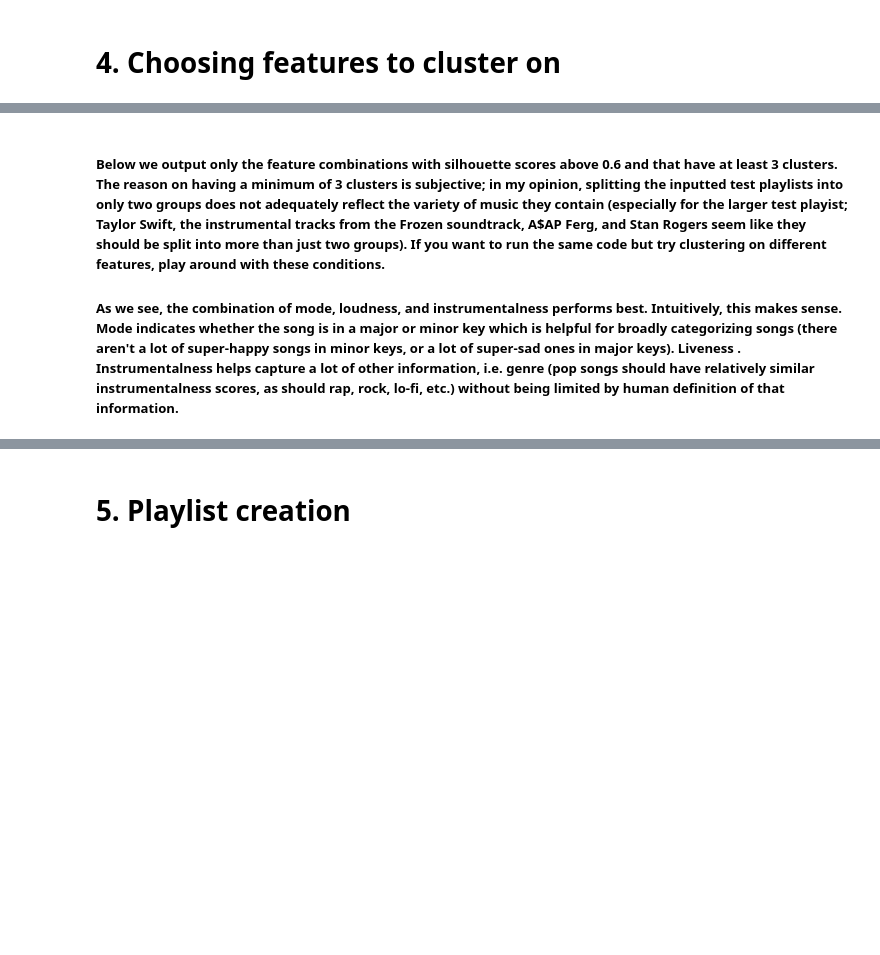
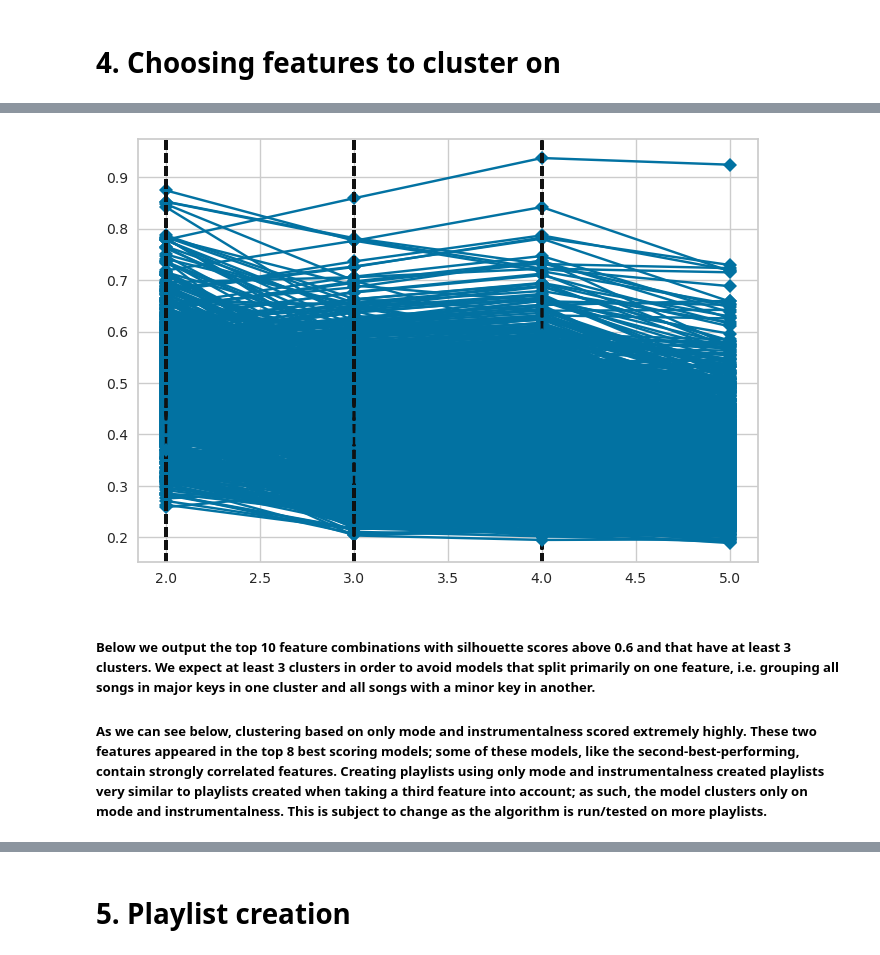
Before and after one commit to yashpar1/playlist-builder, a Jupyter notebook: exploratory_analysis_and_walkthrough.ipynb, the cells around one changed output, grey strips where cells are left out. Drawn from its saved outputs; the diff is of its cells as text; code cells hidden in the pictures; blank space fills up the shorter version.

```diff
--- a/exploratory_analysis_and_walkthrough.ipynb
+++ b/exploratory_analysis_and_walkthrough.ipynb
@@ -79,25 +79,27 @@ findfont: Generic family 'sans-serif' not found because none of the following fa
 # %%
-n_clusters = [2, 3, 4, 5, 6, 7, 8]
+n_clusters = [2, 3, 4, 5, 6]
 cols = list(df_feats)
-feats = 3
+feats = 2
 combo, score, value = [], [], []
 while feats <= len(cols):
     combos = list(combinations(cols, feats))
     combo += combos
     for comb in combos:
         subset = df_feats[list(comb)]
         model = KElbowVisualizer(KMeans(), k=(min(n_clusters), max(n_clusters)), metric='silhouette', timings=False)
         model.fit(subset.values)
         score.append(model.elbow_score_)
         value.append(model.elbow_value_)
     feats += 1
 
 output = {'combo': combo, 'score': score, 'elbow': value}
 df_combos = pd.DataFrame(output)
+# %% [output]
+[figure, added]
 # %% [markdown]
-##### Below we output only the feature combinations with silhouette scores above 0.6 and that have at least 3 clusters. The reason on having a minimum of 3 clusters is subjective; in my opinion, splitting the inputted test playlists into only two groups does not adequately reflect the variety of music they contain (especially for the larger test playist; Taylor Swift, the instrumental tracks from the Frozen soundtrack, A$AP Ferg, and Stan Rogers seem like they should be split into more than just two groups). If you want to run the same code but try clustering on different features, play around with these conditions.
+##### Below we output the top 10 feature combinations with silhouette scores above 0.6 and that have at least 3 clusters. We expect at least 3 clusters in order to avoid models that split primarily on one feature, i.e. grouping all songs in major keys in one cluster and all songs with a minor key in another.
 
-##### As we see, the combination of mode, loudness, and instrumentalness performs best. Intuitively, this makes sense. Mode indicates whether the song is in a major or minor key which is helpful for broadly categorizing songs (there aren't a lot of super-happy songs in minor keys, or a lot of super-sad ones in major keys). Liveness . Instrumentalness helps capture a lot of other information, i.e. genre (pop songs should have relatively similar instrumentalness scores, as should rap, rock, lo-fi, etc.) without being limited by human definition of that information.
+##### As we can see below, clustering based on only mode and instrumentalness scored extremely highly. These two features appeared in the top 8 best scoring models; some of these models, like the second-best-performing, contain strongly correlated features. Creating playlists using only mode and instrumentalness created playlists very similar to playlists created when taking a third feature into account; as such, the model clusters only on mode and instrumentalness. This is subject to change as the algorithm is run/tested on more playlists.
 # %%
 df_options = df_combos[(df_combos['elbow'] >= 3) & (df_combos['score'] > 0.6)].sort_values(by=['score'], ascending=False)
 # %%
```
Also changed, not shown: parts of 10 cells of this notebook.
